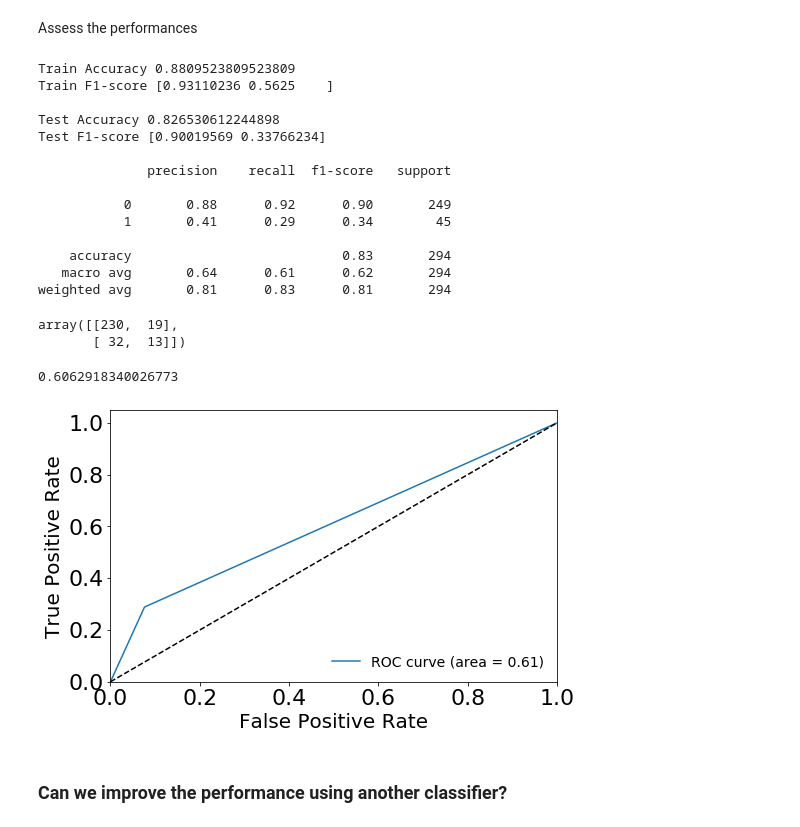
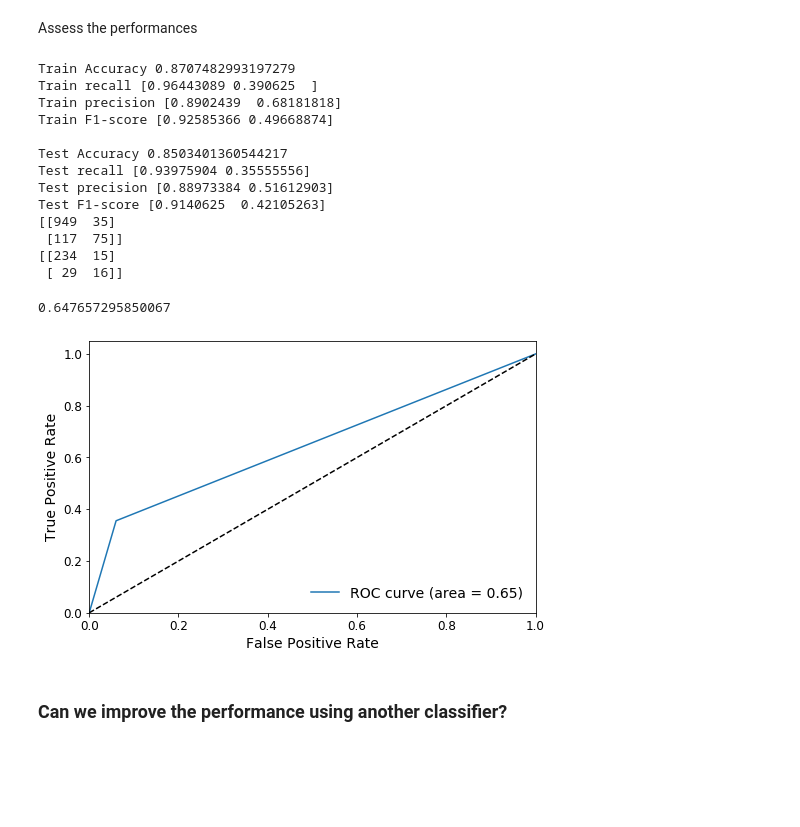
Before and after one commit to samucucchi/DataMining-1, a Jupyter notebook: DataClassification-attrition.ipynb, the cells around one changed output. Drawn from its saved outputs; the diff is of its cells as text; code cells hidden in the pictures; blank space fills up the shorter version.

Commit message:
classification

```diff
--- a/DataClassification-attrition.ipynb
+++ b/DataClassification-attrition.ipynb
@@ -131,6 +148,11 @@ Partitioning training and test set.
 from sklearn.model_selection import train_test_split
 
 attributes = [col for col in df_train.columns if col != 'Attrition']
+
+# Full dataset
+df = df_train.append(df_test)
+X = df[attributes].values
+y = df['Attrition']
 
 # Training split
 X_train = df_train[attributes].values
@@ -140,5 +162,5 @@ y_train = df_train['Attrition']
 X_test = df_test[attributes].values
 y_test = df_test['Attrition']
 
-X_train.shape, X_test.shape, y_train.shape, y_test.shape
+X.shape, X_train.shape, X_test.shape,y.shape, y_train.shape, y_test.shape
 # %% [output]
@@ -162,13 +374,12 @@ def report(results, n_top=3):
 # %%
-param_list = {'max_depth': [None] + list(np.arange(2, 20)),
-              'min_samples_split': [2, 5, 10, 20, 30, 50, 100],
-              'min_samples_leaf': [1, 5, 10, 20, 30, 50, 100],
+randomized_param_list = {'max_depth': [None] + list(np.arange(2, 100)),
+              'min_samples_split': [2, 5, 10, 20, 30,40,50,100,150,200],
+              'min_samples_leaf': [1, 5, 10, 20, 30,40, 50,100,150,200],
              }
 
-clf = DecisionTreeClassifier(criterion='gini', max_depth=None, min_samples_split=2,
-                             min_samples_leaf=1)
 
-random_search = RandomizedSearchCV(clf, param_distributions=param_list, n_iter=100)
+clf = DecisionTreeClassifier(criterion='gini',max_depth=2, min_samples_split=2,min_samples_leaf=1)
+random_search = RandomizedSearchCV(clf, param_distributions=randomized_param_list, n_iter=100)
 random_search.fit(X_train, y_train)
 report(random_search.cv_results_, n_top=3)
 # %% [output]
@@ -186,7 +479,7 @@ Parameters: {'min_samples_split': 5, 'min_samples_leaf': 10, 'max_depth': 2}
 # %% [markdown]
 ### Perform Classification
 # %%
-clf = DecisionTreeClassifier(criterion='gini', max_depth=5, min_samples_split=10, min_samples_leaf=10)
+clf = DecisionTreeClassifier(criterion='gini', max_depth=5, min_samples_split=2, min_samples_leaf=20)
 clf = clf.fit(X_train, y_train)
 # %%
 y_pred = clf.predict(X_test)
@@ -243,54 +534,54 @@ from sklearn.metrics import roc_curve, auc, roc_auc_score
 Assess the performances
 # %%
 print('Train Accuracy %s' % accuracy_score(y_train, y_pred_tr))
-print('Train F1-score %s' % f1_score(y_train, y_pred_tr, average=None))
+print('Train recall %s' % recall_score(y_train, y_pred_tr,average=None))
+print('Train precision %s' % precision_score(y_train, y_pred_tr,average=None))
+print('Train F1-score %s' % f1_score(y_train, y_pred_tr,average=None))
 print()
+print('Test Accuracy %s' % accuracy_score(y_test, y_pred))
+print('Test recall %s' % recall_score(y_test, y_pred,average=None))
+print('Test precision %s' % precision_score(y_test, y_pred,average=None))
+print('Test F1-score %s' % f1_score(y_test, y_pred,average=None))
 
-print('Test Accuracy %s' % accuracy_score(y_test, y_pred))
-print('Test F1-score %s' % f1_score(y_test, y_pred, average=None))
-print()
-
-print(classification_report(y_test, y_pred))
-confusion_matrix(y_test, y_pred)
+#print(classification_report(y_test, y_pred))
+print(confusion_matrix(y_train, y_pred_tr))
+print(confusion_matrix(y_test, y_pred))
 # %% [output]
-Train Accuracy 0.8809523809523809
-Train F1-score [0.93110236 0.5625    ]
+Train Accuracy 0.8707482993197279
+Train recall [0.96443089 0.390625  ]
+Train precision [0.8902439  0.68181818]
+Train F1-score [0.92585366 0.49668874]
 
-Test Accuracy 0.826530612244898
-Test F1-score [0.90019569 0.33766234]
-
-              precision    recall  f1-score   support
-
-           0       0.88      0.92      0.90       249
-           1       0.41      0.29      0.34        45
-
-    accuracy                           0.83       294
-   macro avg       0.64      0.61      0.62       294
-weighted avg       0.81      0.83      0.81       294
+Test Accuracy 0.8503401360544217
+Test recall [0.93975904 0.35555556]
+Test precision [0.88973384 0.51612903]
+Test F1-score [0.9140625  0.42105263]
+[[949  35]
+ [117  75]]
+[[234  15]
+ [ 29  16]]
-array([[230,  19],
-       [ 32,  13]])
 # %%
 fpr, tpr, _ = roc_curve(y_test, y_pred)
 roc_auc = auc(fpr, tpr)
 print(roc_auc)
 
-roc_auc = roc_auc_score(y_test, y_pred, average=None)
+roc_auc_odt = roc_auc_score(y_test, y_pred)
 # %% [output]
-0.6062918340026773
+0.647657295850067
 # %%
 plt.figure(figsize=(8, 5))
-plt.plot(fpr, tpr, label='ROC curve (area = %0.2f)' % (roc_auc))
+plt.plot(fpr, tpr, label='ROC curve (area = %0.2f)' % (roc_auc_odt))
 
 plt.plot([0, 1], [0, 1], 'k--')
 plt.xlim([0.0, 1.0])
 plt.ylim([0.0, 1.05])
-plt.xlabel('False Positive Rate', fontsize=20)
-plt.ylabel('True Positive Rate', fontsize=20)
-plt.tick_params(axis='both', which='major', labelsize=22)
+plt.xlabel('False Positive Rate', fontsize=14)
+plt.ylabel('True Positive Rate', fontsize=14)
+plt.tick_params(axis='both', which='major', labelsize=12)
 plt.legend(loc="lower right", fontsize=14, frameon=False)
 plt.show()
 # %% [output]
-[figure, old version]
+[figure, new version]
 # %% [markdown]
 ### Can we improve the performance using another classifier?
 # %%
```
Also changed, not shown: parts of 41 cells of this notebook, 18 other files.
